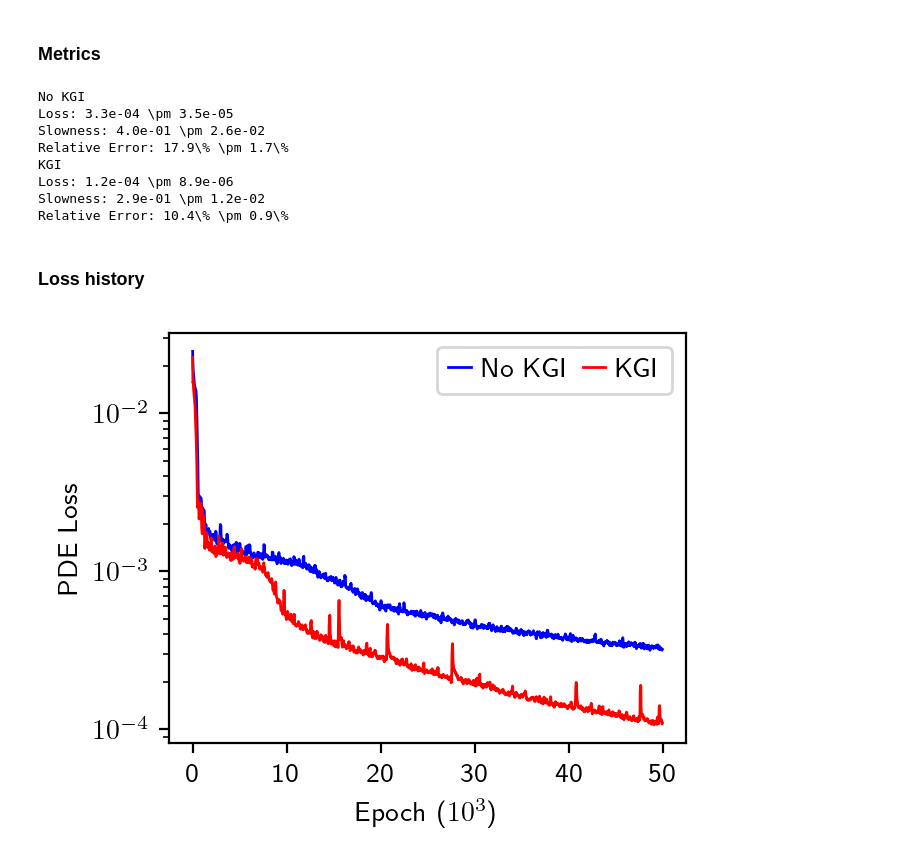
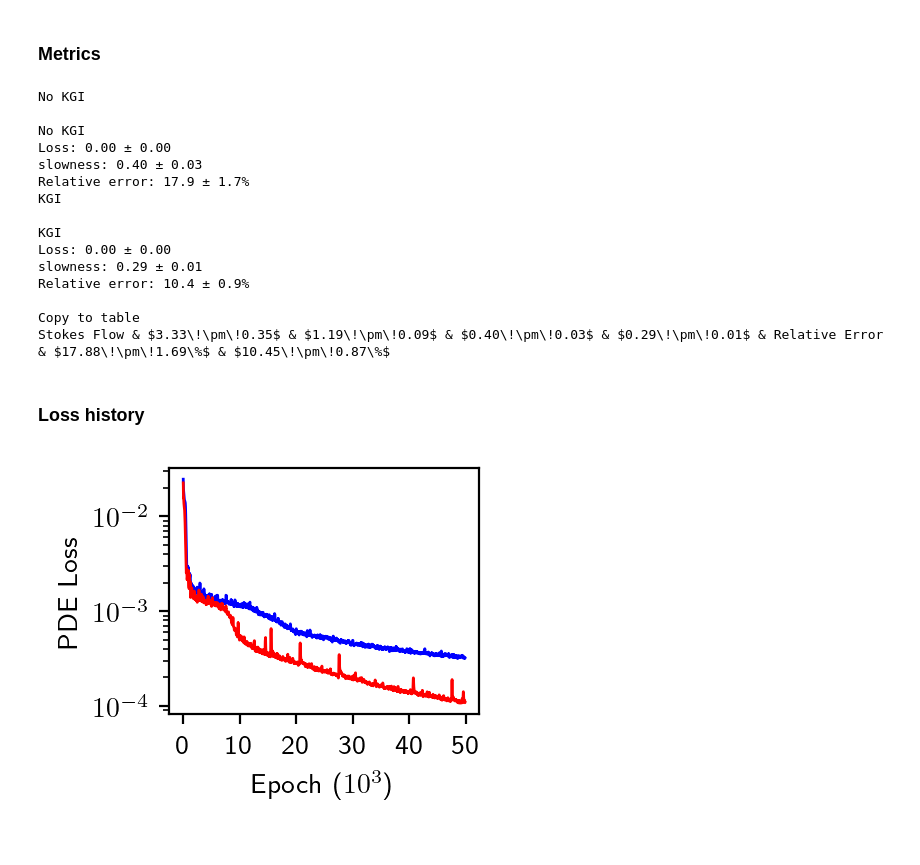
Before and after one commit to kuangdai/mlp_kgi, a Jupyter notebook: 05_deeponet.ipynb, the cells around one changed output. Saved outputs shown, nothing was run; the diff lists cells and outputs as text; code cells hidden in the pictures.

```diff
--- a/05_deeponet.ipynb
+++ b/05_deeponet.ipynb
@@ -259,43 +259,57 @@ def print_metrics(kgi):
     errors = np.array(errors) * 100
     print("KGI" if kgi else "No KGI")
     # print in latex format
-    print(f"Loss: {losses.mean():.1e} \pm {losses.std():.1e}")
-    print(f"Slowness: {slowness.mean():.1e} \pm {slowness.std():.1e}")
-    print(f"Relative Error: {errors.mean():.1f}\% \pm {errors.std():.1f}\%")
+    print("\nKGI" if kgi else "\nNo KGI")
+    print(f"Loss: {losses.mean():.2f} ± {losses.mean():.2f}")
+    print(f"slowness: {slowness.mean():.2f} ± {slowness.std():.2f}")
+    print(f"Relative error: {errors.mean():.1f} ± {errors.std():.1f}%")
+    return losses.mean(), losses.std(), slowness.mean(), slowness.std(), errors.mean(), errors.std()
 
 
-print_metrics(False)
-print_metrics(True)
+lmf, lsf, smf, ssf, amf, asf = print_metrics(False)
+lmt, lst, smt, sst, amt, ast = print_metrics(True)
+lmf, lsf, lmt, lst = lmf * 10000, lsf * 10000, lmt * 10000, lst * 10000
+print("\nCopy to table")
+print(f"Stokes Flow & "
+      f"${lmf:.2f}\!\pm\!{lsf:.2f}$ & ${lmt:.2f}\!\pm\!{lst:.2f}$ & "
+      f"${smf:.2f}\!\pm\!{ssf:.2f}$ & ${smt:.2f}\!\pm\!{sst:.2f}$ & Relative Error & "
+      f"${amf:.2f}\!\pm\!{asf:.2f}\%$ & ${amt:.2f}\!\pm\!{ast:.2f}\%$")
 # %% [output]
 No KGI
-Loss: 3.3e-04 \pm 3.5e-05
-Slowness: 4.0e-01 \pm 2.6e-02
-Relative Error: 17.9\% \pm 1.7\%
+
+No KGI
+Loss: 0.00 ± 0.00
+slowness: 0.40 ± 0.03
+Relative error: 17.9 ± 1.7%
 KGI
-Loss: 1.2e-04 \pm 8.9e-06
-Slowness: 2.9e-01 \pm 1.2e-02
-Relative Error: 10.4\% \pm 0.9\%
+
+KGI
+Loss: 0.00 ± 0.00
+slowness: 0.29 ± 0.01
+Relative error: 10.4 ± 0.9%
+
+Copy to table
+Stokes Flow & $3.33\!\pm\!0.35$ & $1.19\!\pm\!0.09$ & $0.40\!\pm\!0.03$ & $0.29\!\pm\!0.01$ & Relative Error & $17.88\!\pm\!1.69\%$ & $10.45\!\pm\!0.87\%$
 # %% [markdown]
 ### Loss history
 # %%
 def moving_ave(series, window_size):
     """ Moving average to smooth the loss history a little bit """
     return np.convolve(series, np.ones(window_size) / window_size, mode='valid')
 
 
-_, ax = plt.subplots(figsize=(5 / 1.5, 4 / 1.5), dpi=200)
+_, ax = plt.subplots(figsize=(5 / 2.5, 4 / 2.5), dpi=200)
 seed_ = 2
 hist_def = np.loadtxt(out_dir / f"{seed_}_{False}")[:, -1]
 hist_kgi = np.loadtxt(out_dir / f"{seed_}_{True}")[:, -1]
 ax.plot(np.arange(0, epochs // 20 - 3), moving_ave(hist_def, 5), label="No KGI", lw=1, c='b')
 ax.plot(np.arange(0, epochs // 20 - 3), moving_ave(hist_kgi, 5), label="KGI", lw=1, c='r')
 ax.set_xticks([0, 10000 // 20, 20000 // 20, 30000 // 20, 40000 // 20, 50000 // 20],
               [0, 10, 20, 30, 40, 50])
 ax.set_ylabel("PDE Loss")
 ax.set_xlabel("Epoch ($10^3$)")
 ax.set_yscale("log")
-ax.legend(ncol=2, handlelength=.8, columnspacing=.5, handletextpad=.4)
-# not saving figure here because we will plot all histories together
+plt.savefig("figs/hist_deepnet.pdf", bbox_inches='tight', pad_inches=0.01)
 plt.show()
 # %% [output]
-[figure, old version]
+[figure, new version]
```
Also changed, not shown: 4 other files.
